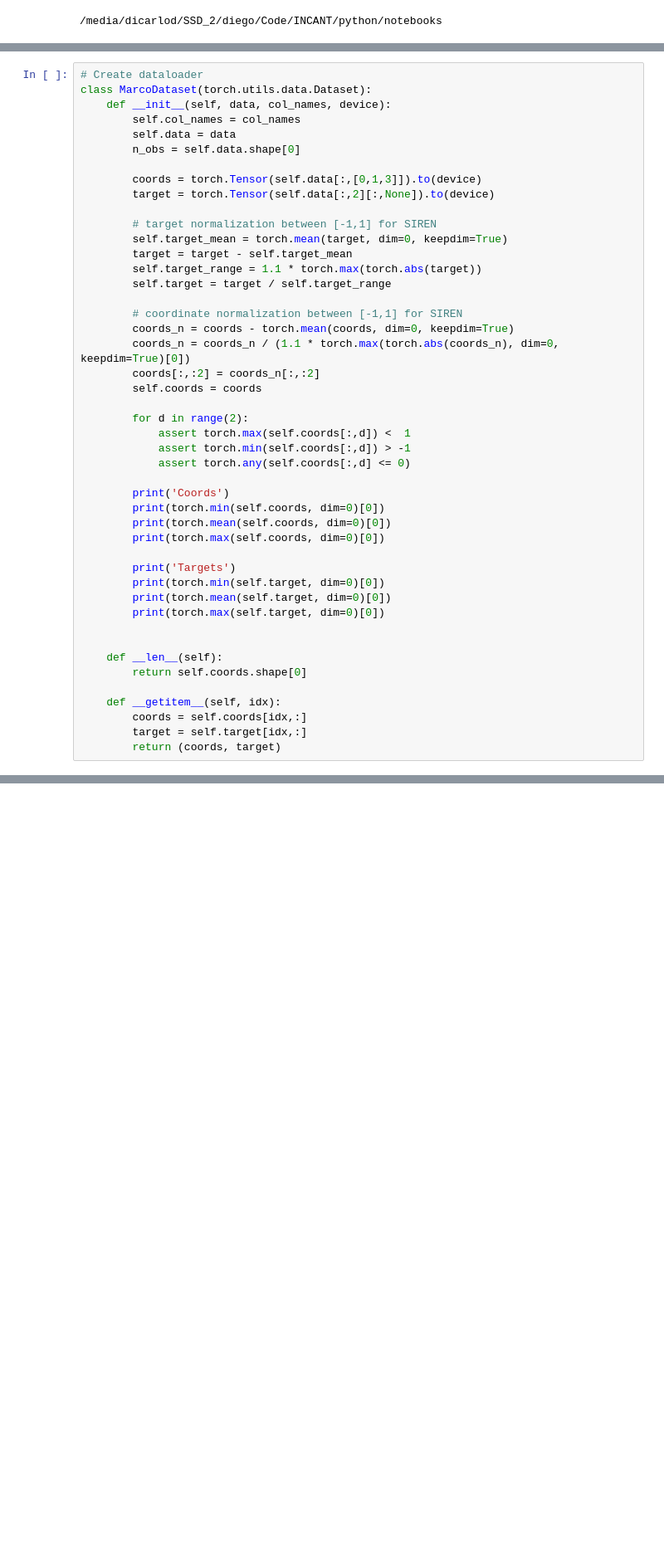
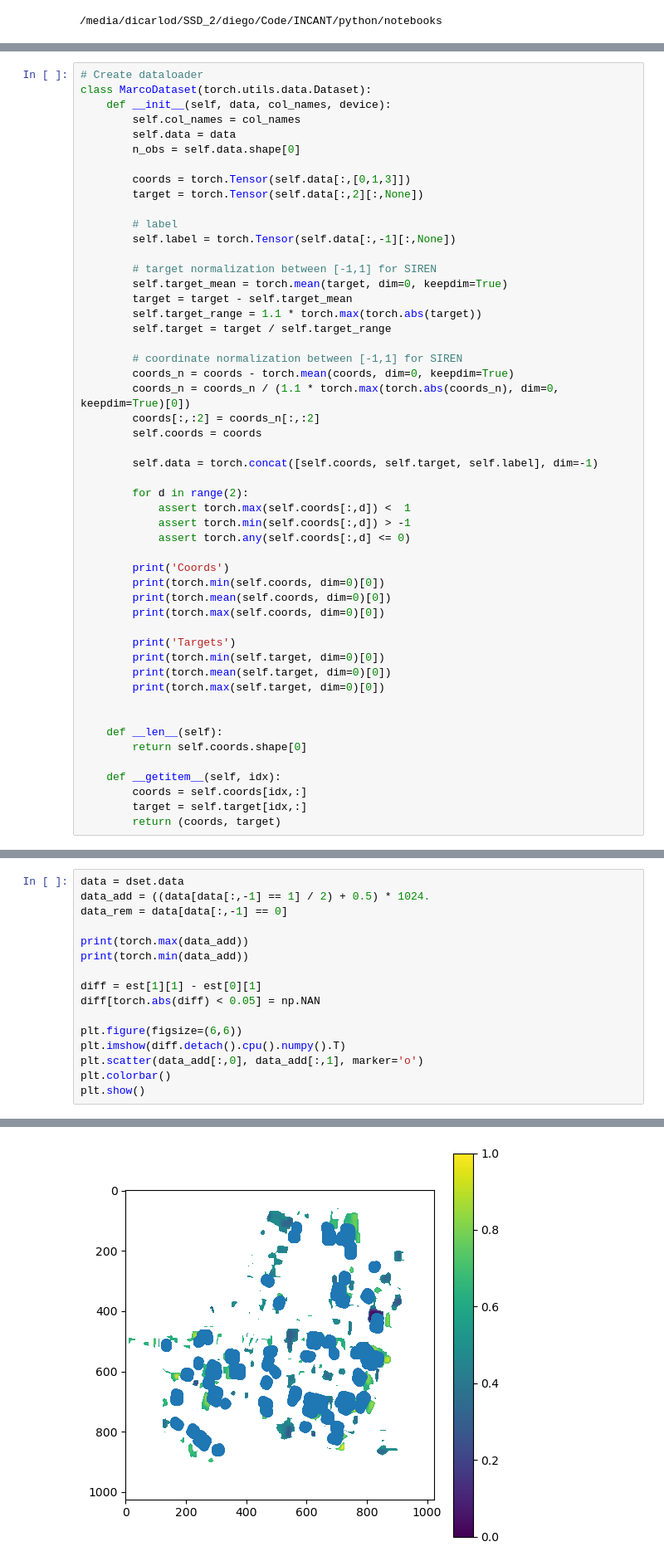
Before and after one commit to PeterJackNaylor/NN-4-change-detection, a Jupyter notebook: python/notebooks/[Sandbox,FullData] SIREN.ipynb, the cells around one changed output, grey strips where cells are left out. Shown at 83% size. Saved outputs shown, nothing was run; the diff lists cells and outputs as text; blank space fills up the shorter version.

```diff
--- a/python/notebooks/[Sandbox,FullData] SIREN.ipynb
+++ b/python/notebooks/[Sandbox,FullData] SIREN.ipynb
@@ -98,8 +115,11 @@ class MarcoDataset(torch.utils.data.Dataset):
         self.data = data
         n_obs = self.data.shape[0]
 
-        coords = torch.Tensor(self.data[:,[0,1,3]]).to(device)
-        target = torch.Tensor(self.data[:,2][:,None]).to(device)
+        coords = torch.Tensor(self.data[:,[0,1,3]])
+        target = torch.Tensor(self.data[:,2][:,None])
+
+        # label
+        self.label = torch.Tensor(self.data[:,-1][:,None])
 
         # target normalization between [-1,1] for SIREN
         self.target_mean = torch.mean(target, dim=0, keepdim=True)
@@ -112,6 +132,8 @@ class MarcoDataset(torch.utils.data.Dataset):
         coords_n = coords_n / (1.1 * torch.max(torch.abs(coords_n), dim=0, keepdim=True)[0])
         coords[:,:2] = coords_n[:,:2]
         self.coords = coords
+
+        self.data = torch.concat([self.coords, self.target, self.label], dim=-1)
 
         for d in range(2):
             assert torch.max(self.coords[:,d]) <  1
@@ -324,0 +375,17 @@ plt.show()
+# %%
+data = dset.data
+data_add = ((data[data[:,-1] == 1] / 2) + 0.5) * 1024.
+data_rem = data[data[:,-1] == 0]
+
+print(torch.max(data_add))
+print(torch.min(data_add))
+
+diff = est[1][1] - est[0][1]
+diff[torch.abs(diff) < 0.05] = np.NAN
+
+plt.figure(figsize=(6,6))
+plt.imshow(diff.detach().cpu().numpy().T)
+plt.scatter(data_add[:,0], data_add[:,1], marker='o')
+plt.colorbar()
+plt.show()
+# %% [output]
@@ -325,3 +394,4 @@ plt.show()
+[figure, added]
 # %%
 print(xy_cont.shape)
 print(estimaded.shape)
```
Also changed, not shown: parts of 20 cells of this notebook, 5 other files.
